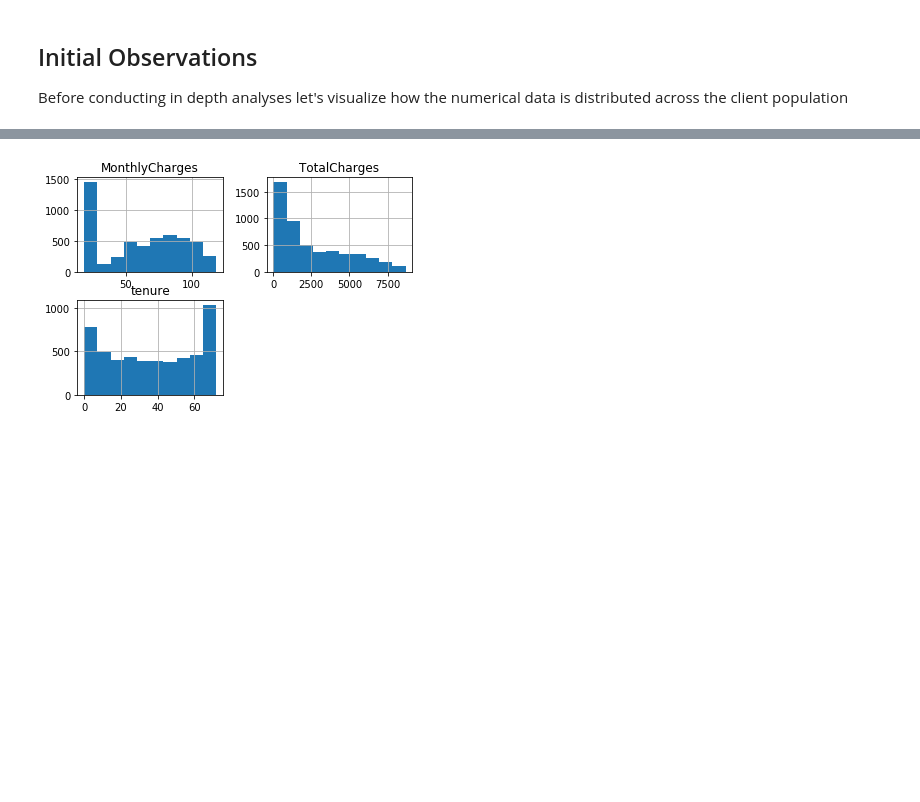
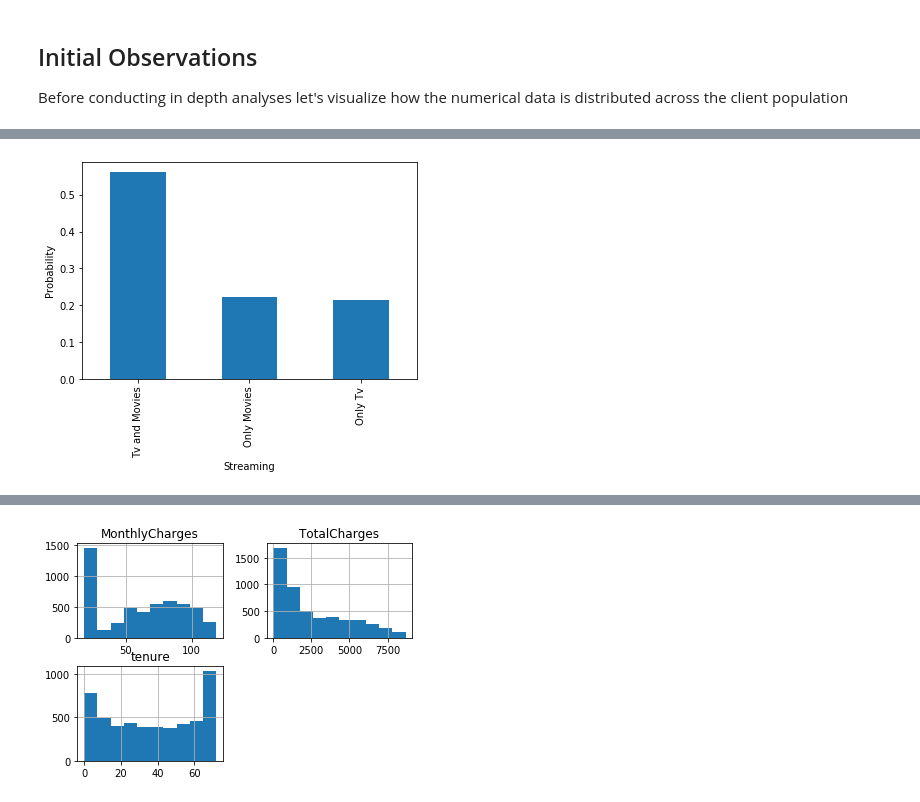
Before and after one commit to Mgallese97/Data-Science-in-Practice, a Jupyter notebook: Probelm Set 1/Assignment 1 EDA .ipynb, the cells around one changed output, grey strips where cells are left out. Drawn from its saved outputs; the diff is of its cells as text; code cells hidden in the pictures; blank space fills up the shorter version.

```diff
--- a/Probelm Set 1/Assignment 1 EDA .ipynb
+++ b/Probelm Set 1/Assignment 1 EDA .ipynb
@@ -146,0 +213,22 @@ Before conducting in depth analyses let's visualize how the numerical data is di
+# %%
+#Creation of a DataFrame describing which clients have streaming Tv and streaming Movies
+
+s=[] #where to save the information for each costumer
+for i in datanochurn.index:
+    if  (datanochurn.StreamingTV[i] == 'Yes') and (datanochurn.StreamingMovies[i] == 'Yes'): #both
+        s += ['Tv and Movies']
+    elif (datanochurn.StreamingTV[i] == 'No') and (datanochurn.StreamingMovies[i] == 'Yes'): #only Movies
+        s += ['Only Movies']
+    elif (datanochurn.StreamingTV[i] == 'Yes') and (datanochurn.StreamingMovies[i] == 'No'): #only tv
+        s += ['Only Tv']
+
+ss = pd.Series(s)
+prob=ss.value_counts(normalize=True) #count and work in percentage
+prob.plot(kind='bar')
+plt.xlabel('Streaming')
+plt.ylabel('Probability')
+plt.show()
+plt.close()
+#hien per favore aggiungici le percentuali
+# %% [output]
+[figure, added]
```
Also changed, not shown: parts of 12 cells of this notebook.
